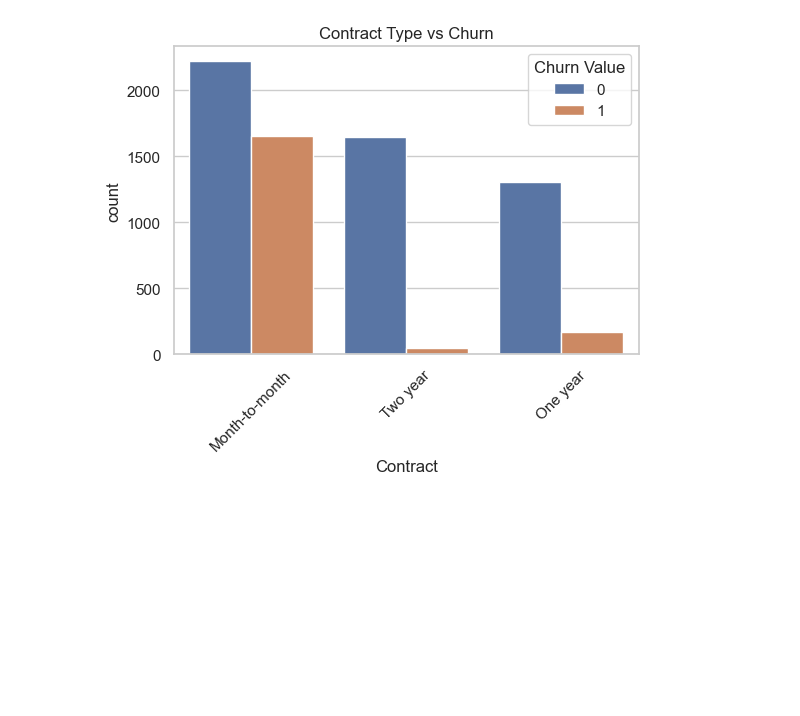
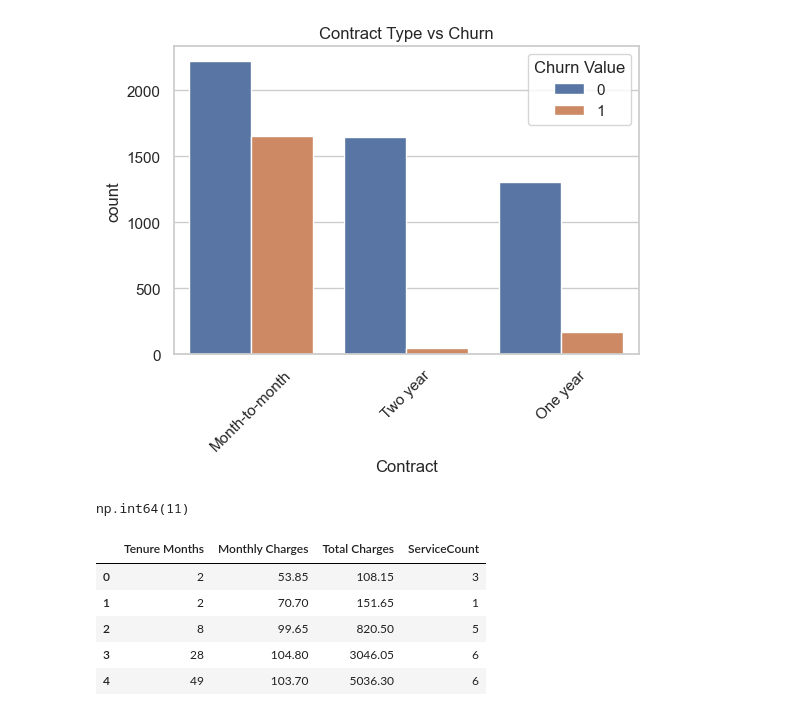
Before and after one commit to SrishtiPandey0714/segmentation-churn-retention-ml-project, a Jupyter notebook: notebooks/01_data_understanding_eda.ipynb, the cells around one changed output. Drawn from its saved outputs; the diff is of its cells as text; code cells hidden in the pictures; blank space fills up the shorter version.

```diff
--- a/notebooks/01_data_understanding_eda.ipynb
+++ b/notebooks/01_data_understanding_eda.ipynb
@@ -115,0 +118,5 @@ plt.show()
+# %%
+df["Total Charges"] = pd.to_numeric(df["Total Charges"], errors="coerce")
+df["Total Charges"].isnull().sum()
+# %% [output]
+np.int64(11)
@@ -115,0 +133,12 @@ plt.show()
+# %%
+segmentation_features = ["Tenure Months", "Monthly Charges", "Total Charges", "ServiceCount"]
+
+seg_df = df[segmentation_features].copy()
+seg_df.head()
+# %% [output]
+|  | Tenure Months | Monthly Charges | Total Charges | ServiceCount |
+| 0 | 2 | 53.85 | 108.15 | 3 |
+| 1 | 2 | 70.70 | 151.65 | 1 |
+| 2 | 8 | 99.65 | 820.50 | 5 |
+| 3 | 28 | 104.80 | 3046.05 | 6 |
+| 4 | 49 | 103.70 | 5036.30 | 6 |
```
Also changed, not shown: parts of 8 cells of this notebook.
